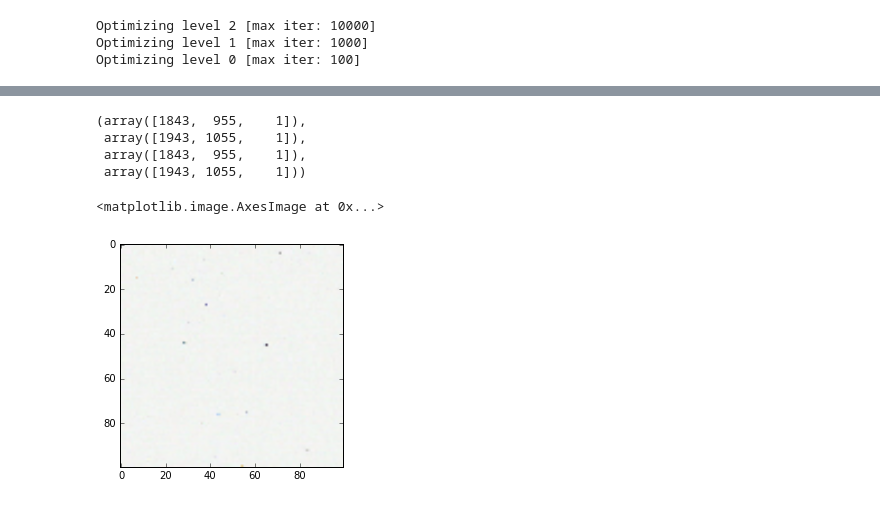
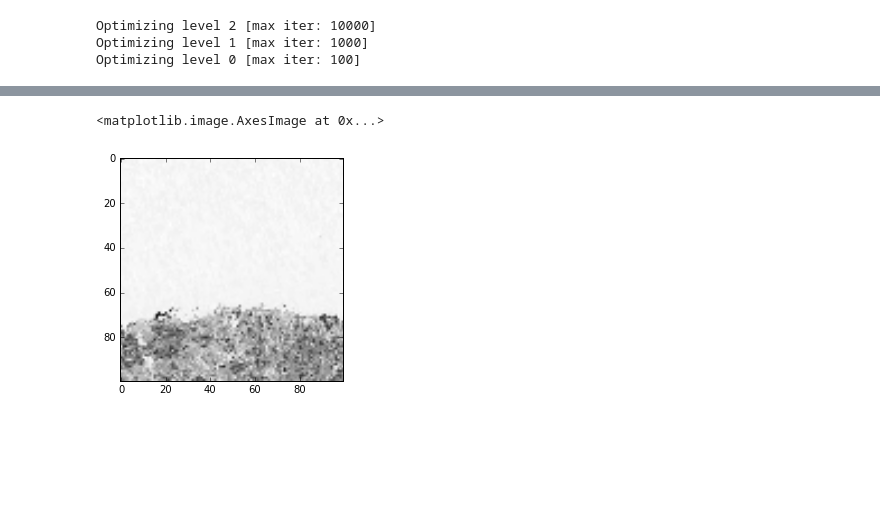
Before and after one commit to uw-biomedical-ml/tilelit, a Jupyter notebook: examples/register-and-tile.ipynb, the cells around one changed output, grey strips where cells are left out. Saved outputs shown, nothing was run; the diff lists cells and outputs as text; code cells hidden in the pictures; blank space fills up the shorter version.

```diff
--- a/examples/register-and-tile.ipynb
+++ b/examples/register-and-tile.ipynb
@@ -67,7 +72,0 @@ corner2_trans = (np.round(np.dot(aff_final, corner2))).astype(int)
-# %%
-corner1, corner2, corner1_trans, corner2_trans
-# %% [output]
-(array([1843,  955,    1]),
- array([1943, 1055,    1]),
- array([1843,  955,    1]),
- array([1943, 1055,    1]))
@@ -76,5 +73,7 @@ foo = im_he[corner1_trans[0]:corner2_trans[0], corner1_trans[1]:corner2_trans[1]
-# %%
-plt.imshow(foo)
-# %% [output]
-<matplotlib.image.AxesImage at 0x...>
-[figure, removed]
+# %%
+he_trans = im_he[(trans_coords[:, 0], trans_coords[:, 1])].reshape(box_size + (-1, ))
+# %%
+plt.imshow(he_trans[..., 2], cmap='gray')
+# %% [output]
+<matplotlib.image.AxesImage at 0x...>
+[figure, added]
```
Also changed, not shown: parts of 17 cells of this notebook.
